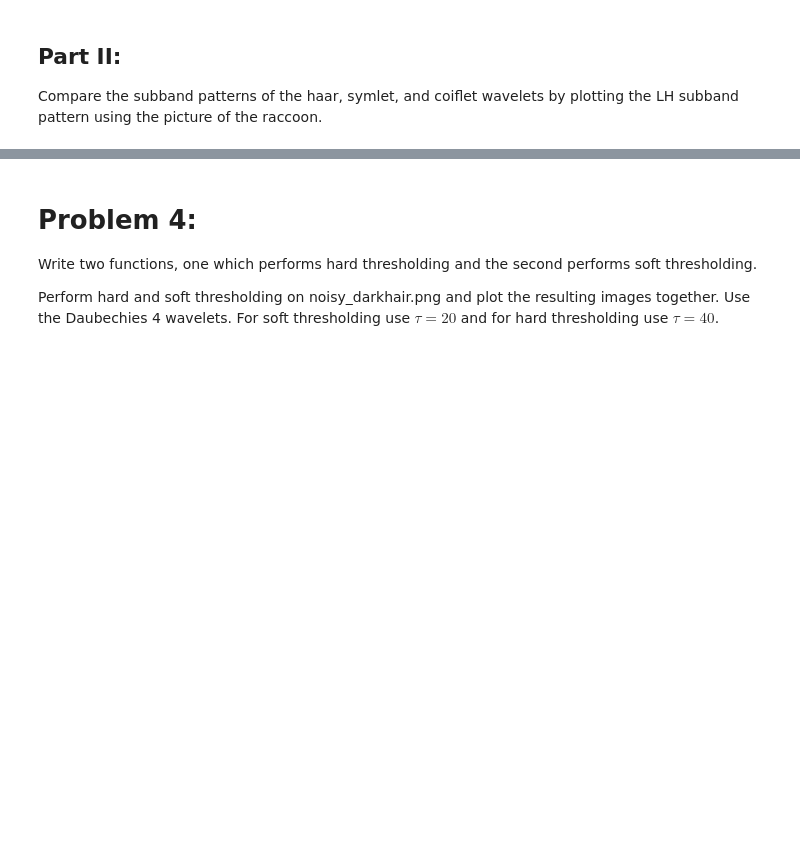
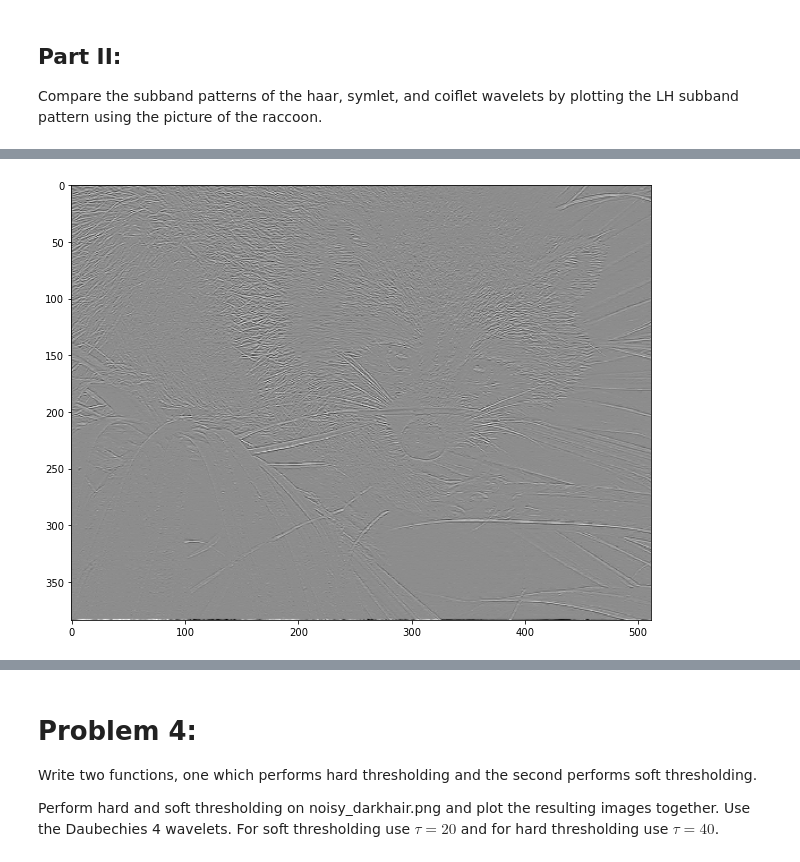
Before and after one commit to acjo/algorithims_optimization, a Jupyter notebook: Wavelets/wavelets.ipynb, the cells around one changed output, grey strips where cells are left out. Cells and saved outputs as stored; diff of their text form; code cells hidden in the pictures; blank space fills up the shorter version.

```diff
--- a/Wavelets/wavelets.ipynb
+++ b/Wavelets/wavelets.ipynb
@@ -79,4 +146,9 @@ Compare the subband patterns of the haar, symlet, and coiflet wavelets by plotti
 # %%
 # Plot LH (after 1 level of decomposition) using the Symlet wavelet.
+lw_S = pywt.dwt2(racoon, 'sym2', mode='per')
+plt.imshow(lw_S[1][0], cmap='gray')
+plt.show()
+# %% [output]
+[figure, added]
 # %%
 # Plot LH (after 1 level of decomposition) using the Coiflet wavelet.
```
Also changed, not shown: parts of 15 cells of this notebook.
